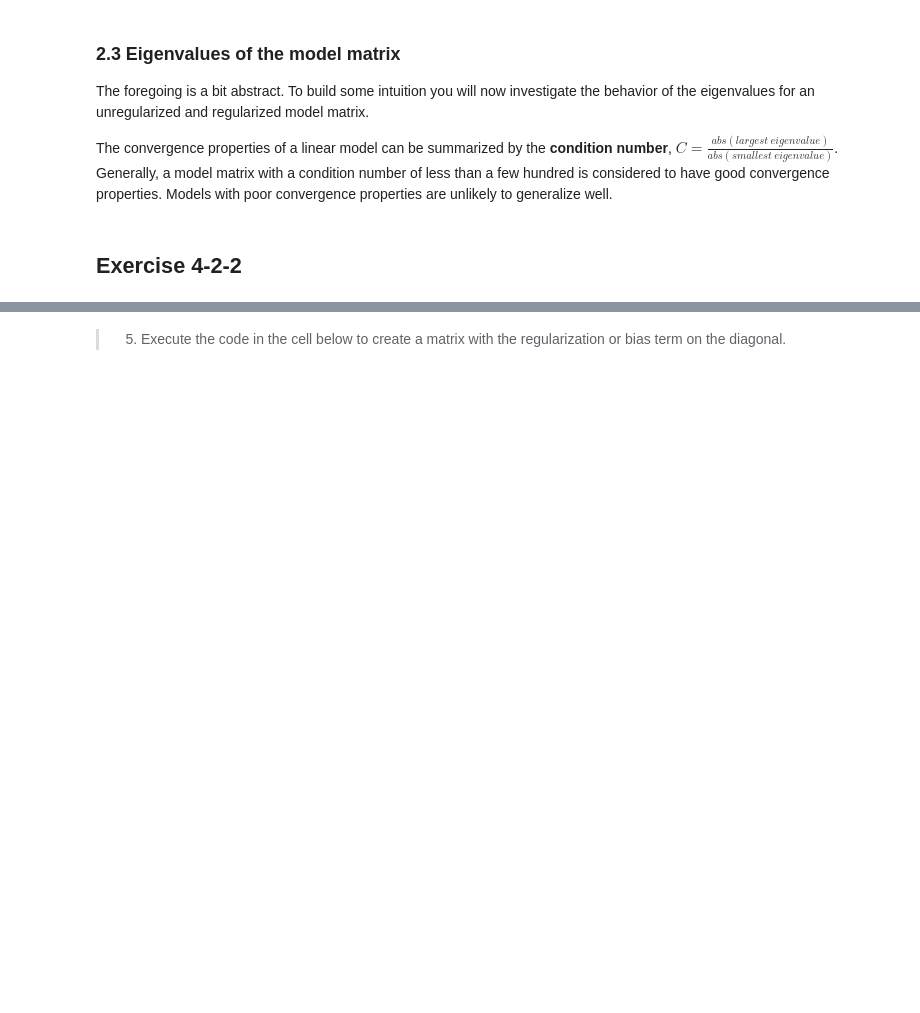
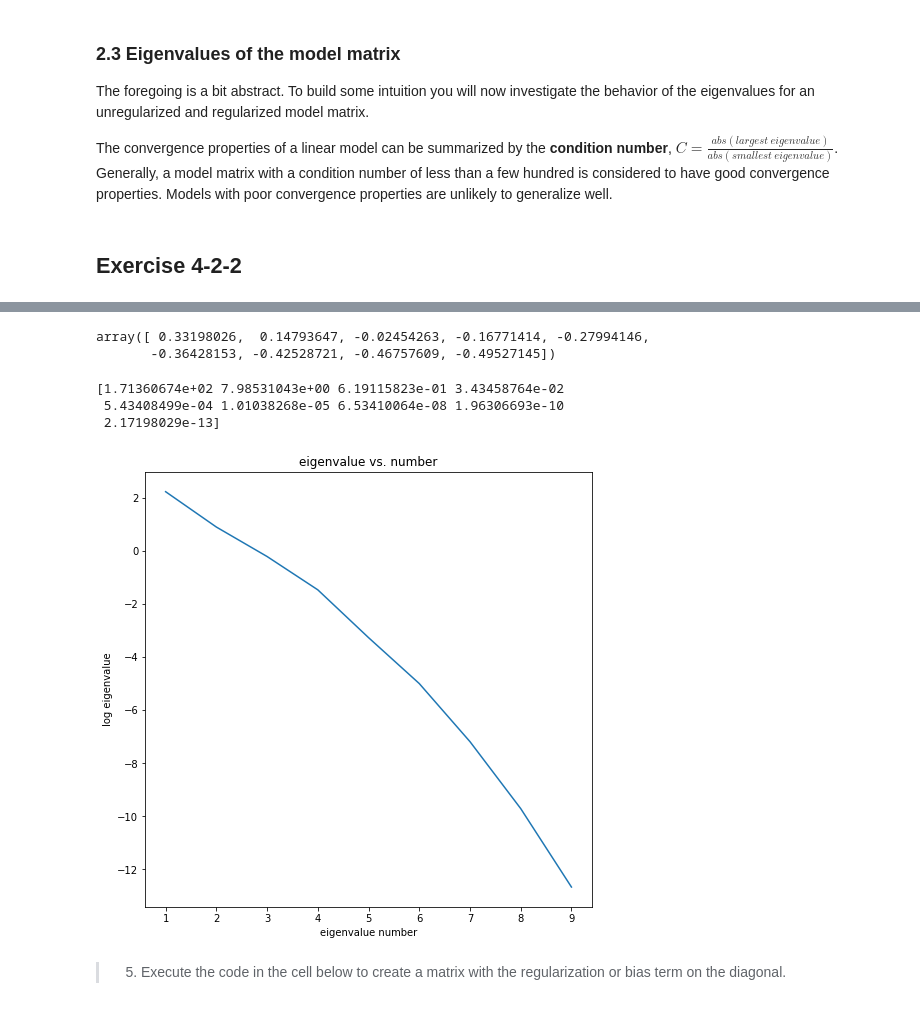
Before and after one commit to rodolfolermacontreras/ML_3_Assignment_4, a Jupyter notebook: 4_RegularizationForDeepNNs.ipynb, the cells around one changed output, grey strips where cells are left out. Drawn from its saved outputs; the diff is of its cells as text; code cells hidden in the pictures; blank space fills up the shorter version.

```diff
--- a/4_RegularizationForDeepNNs.ipynb
+++ b/4_RegularizationForDeepNNs.ipynb
@@ -488,8 +498,27 @@ def plot_eigs(eig_vals):
     ax.set_xlabel('eigenvalue number');
     ax.set_ylabel('log eigenvalue');
     ax.set_title('eigenvalue vs. number');
+# %%
+#Example of the first row of data
+x_scale[0]
+# %% [output]
+array([ 0.33198026,  0.14793647, -0.02454263, -0.16771414, -0.27994146,
+       -0.36428153, -0.42528721, -0.46757609, -0.49527145])
 # %%
 ## Your code below
+cov_matrix = np.matmul(np.transpose(x_scale) , x_scale)
+# %%
+eig_vals = np.linalg.eigvals(cov_matrix)
+# %%
+print(eig_vals)
+# %% [output]
+[1.71360674e+02 7.98531043e+00 6.19115823e-01 3.43458764e-02
+ 5.43408499e-04 1.01038268e-05 6.53410064e-08 1.96306693e-10
+ 2.17198029e-13]
+# %%
+plot_eigs(eig_vals)
+# %% [output]
+[figure, added]
 # %% [markdown]
 > 5. Execute the code in the cell below to create a matrix with the regularization or bias term on the diagonal.
 # %%
```
Also changed, not shown: parts of 36 cells of this notebook, 1 other file.
